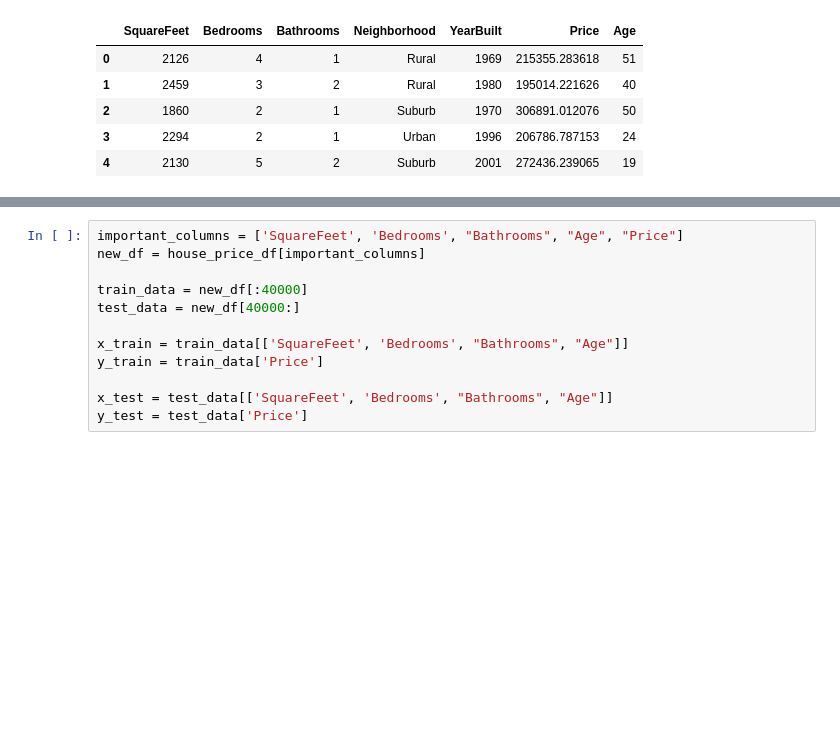
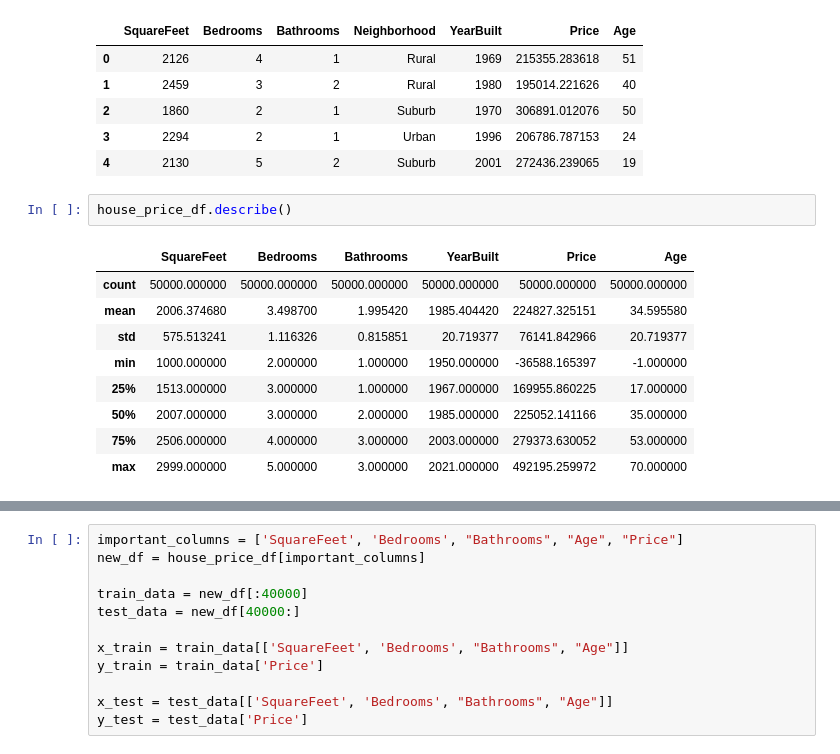
Before and after one commit to Qamil-Mirza/My-Data-Projects, a Jupyter notebook: Linear-Regression/main.ipynb, the cells around one changed output, grey strips where cells are left out. Cells and saved outputs as stored; diff of their text form; blank space fills up the shorter version.

```diff
--- a/Linear-Regression/main.ipynb
+++ b/Linear-Regression/main.ipynb
@@ -564,3 +565,15 @@ house_price_df.head()
 | 2 | 1860 | 2 | 1 | Suburb | 1970 | 306891.012076 | 50 |
 | 3 | 2294 | 2 | 1 | Urban | 1996 | 206786.787153 | 24 |
 | 4 | 2130 | 5 | 2 | Suburb | 2001 | 272436.239065 | 19 |
+# %%
+house_price_df.describe()
+# %% [output]
+|  | SquareFeet | Bedrooms | Bathrooms | YearBuilt | Price | Age |
+| count | 50000.000000 | 50000.000000 | 50000.000000 | 50000.000000 | 50000.000000 | 50000.000000 |
+| mean | 2006.374680 | 3.498700 | 1.995420 | 1985.404420 | 224827.325151 | 34.595580 |
+| std | 575.513241 | 1.116326 | 0.815851 | 20.719377 | 76141.842966 | 20.719377 |
+| min | 1000.000000 | 2.000000 | 1.000000 | 1950.000000 | -36588.165397 | -1.000000 |
+| 25% | 1513.000000 | 3.000000 | 1.000000 | 1967.000000 | 169955.860225 | 17.000000 |
+| 50% | 2007.000000 | 3.000000 | 2.000000 | 1985.000000 | 225052.141166 | 35.000000 |
+| 75% | 2506.000000 | 4.000000 | 3.000000 | 2003.000000 | 279373.630052 | 53.000000 |
+| max | 2999.000000 | 5.000000 | 3.000000 | 2021.000000 | 492195.259972 | 70.000000 |
```
Also changed, not shown: parts of 15 cells of this notebook.
